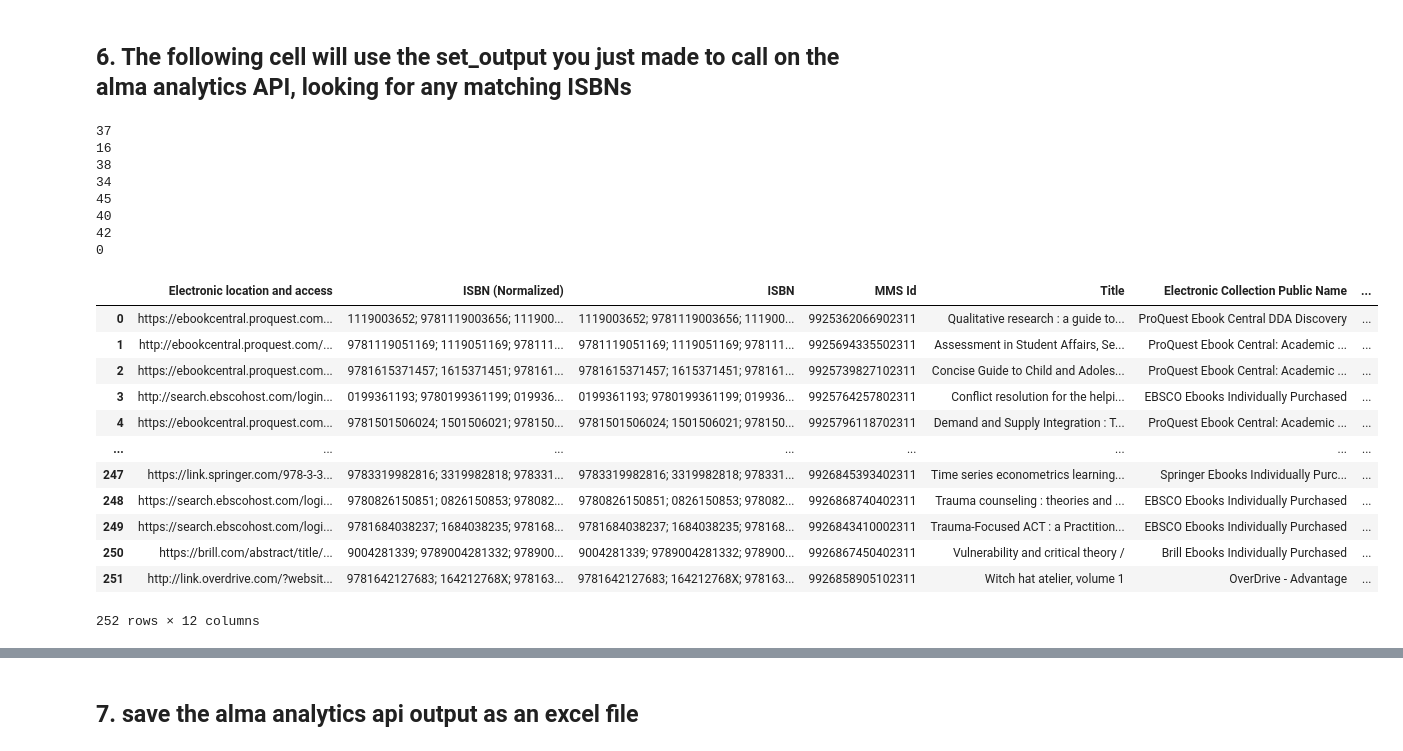
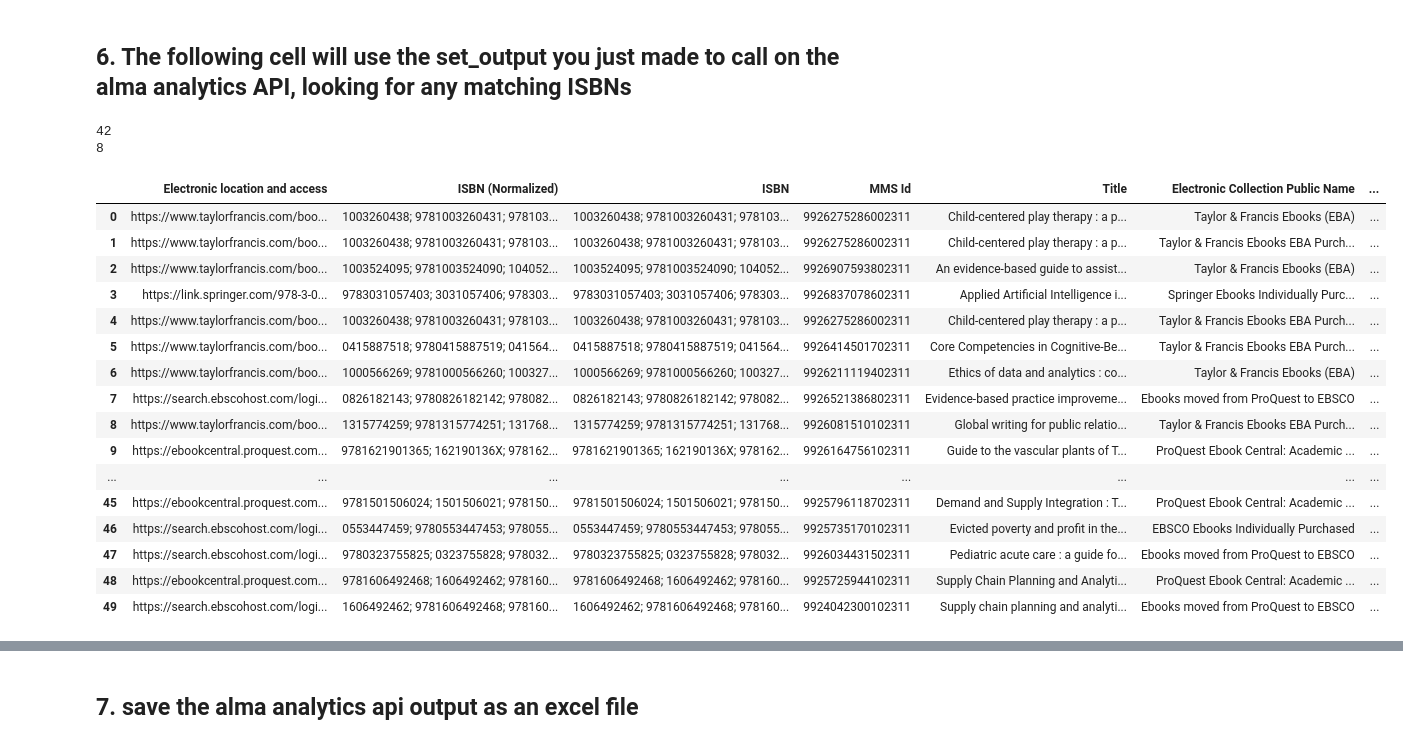
Before and after one commit to utkdigitalinitiatives/apcs-volbooks-projects, a Jupyter notebook: Processing Weekly Bookstore List Upgrade.ipynb, the cells around one changed output, grey strips where cells are left out. Drawn from its saved outputs; the diff is of its cells as text; code cells hidden in the pictures.

```diff
--- a/Processing Weekly Bookstore List Upgrade.ipynb
+++ b/Processing Weekly Bookstore List Upgrade.ipynb
@@ -142,7 +142,7 @@ def concatenate_and_deduplicate_notes(row):
 ## 2. Set the date
 # %%
 #set the date string for the rest of this notebook
-date_str = '2026-01-14'
+date_str = '2026-04-20'
 # %% [markdown]
 ## 3. Read in the searchresults file from the bookstore
 ## make sure to point read_excel to the correct file location!
@@ -246,4 +246,14 @@ for i in range(isbns.shape[0]):
         print(i)
         isbns.at[i, 'ISBN'] = '9781506352886'
         print(isbns.at[i, 'ISBN'])
+    if isbns.at[i, 'ISBN'] == '9781317346005': #On the History of Political Philosophy
+        print('Found 9')
+        print(i)
+        isbns.at[i, 'ISBN'] = '9781317346012'
+        print(isbns.at[i, 'ISBN'])
+    if isbns.at[i, 'ISBN'] == '9781000690835': #Child-Centered Play Therapy
+        print('Found 10')
+        print(i)
+        isbns.at[i, 'ISBN'] = '9781003260431'
+        print(isbns.at[i, 'ISBN'])
 # %% [output]
@@ -281,8 +283,8 @@ isbns.to_excel(date_str+'_isbns.xlsx', index = False)
 #analytics report: Collections folder > "Textbook ISBNs for Overlap Report_TM"
 
 #create list of mms_ids from set output
-#mms_ids = pd.read_excel(date_str+"_set_output.xlsx")
-mms_ids = pd.read_excel('ProQuest to EBSCO Check 2-4.xlsx')
+mms_ids = pd.read_excel(date_str+"_set_output.xlsx")
+#mms_ids = pd.read_excel('ProQuest to EBSCO Check 2-4.xlsx')
 mms_ids = mms_ids[['MMS ID']]
 
 # Get the list of MMS IDs from the DataFrame
@@ -293,52 +295,50 @@ batch_size = 50
 
 # Create a list to store the batches
 batches = []
 
 # Iterate through the MMS ID list and create batches
 for i in range(0, len(mms_list), batch_size):
     batch = mms_list[i : i + batch_size]
     batches.append(batch)
 
 #create an empty list into which we will put api call results
 df_list = []
 
 #for each batch of mms ids, call analytics api
 for batch in batches:
     values_xml = '\n'.join(f'<sawx:expr xsi:type="xsd:string">{value}</sawx:expr>' for value in batch)
     formatted_xml_snippet = xml_snippet.format(values_xml)
 
     url_encoded_filter_query = urllib.parse.quote(formatted_xml_snippet)
 
     full_path = base_path + url_encoded_path + r'&filter=' + url_encoded_filter_query
 
     report_data_df = get_and_concat_report(full_path, pd.DataFrame())
     df_list.append(report_data_df)
 
 # concatenate together all the api call results into one big dataframe
 combined_df = pd.concat(df_list, ignore_index=True)
 combined_df
 # %% [output]
-37
-16
-38
-34
-45
-40
 42
-0
+8
 |  | Electronic location and access | ISBN (Normalized) | ISBN | MMS Id | Title | Electronic Collection Public Name | ... |
-| 0 | https://ebookcentral.proquest.com... | 1119003652; 9781119003656; 111900... | 1119003652; 9781119003656; 111900... | 9925362066902311 | Qualitative research : a guide to... | ProQuest Ebook Central DDA Discovery | ... |
-| 1 | http://ebookcentral.proquest.com/... | 9781119051169; 1119051169; 978111... | 9781119051169; 1119051169; 978111... | 9925694335502311 | Assessment in Student Affairs, Se... | ProQuest Ebook Central: Academic ... | ... |
-| 2 | https://ebookcentral.proquest.com... | 9781615371457; 1615371451; 978161... | 9781615371457; 1615371451; 978161... | 9925739827102311 | Concise Guide to Child and Adoles... | ProQuest Ebook Central: Academic ... | ... |
-| 3 | http://search.ebscohost.com/login... | 0199361193; 9780199361199; 019936... | 0199361193; 9780199361199; 019936... | 9925764257802311 | Conflict resolution for the helpi... | EBSCO Ebooks Individually Purchased | ... |
-| 4 | https://ebookcentral.proquest.com... | 9781501506024; 1501506021; 978150... | 9781501506024; 1501506021; 978150... | 9925796118702311 | Demand and Supply Integration : T... | ProQuest Ebook Central: Academic ... | ... |
+| 0 | https://www.taylorfrancis.com/boo... | 1003260438; 9781003260431; 978103... | 1003260438; 9781003260431; 978103... | 9926275286002311 | Child-centered play therapy : a p... | Taylor & Francis Ebooks (EBA) | ... |
+| 1 | https://www.taylorfrancis.com/boo... | 1003260438; 9781003260431; 978103... | 1003260438; 9781003260431; 978103... | 9926275286002311 | Child-centered play therapy : a p... | Taylor & Francis Ebooks EBA Purch... | ... |
+| 2 | https://www.taylorfrancis.com/boo... | 1003524095; 9781003524090; 104052... | 1003524095; 9781003524090; 104052... | 9926907593802311 | An evidence-based guide to assist... | Taylor & Francis Ebooks (EBA) | ... |
+| 3 | https://link.springer.com/978-3-0... | 9783031057403; 3031057406; 978303... | 9783031057403; 3031057406; 978303... | 9926837078602311 | Applied Artificial Intelligence i... | Springer Ebooks Individually Purc... | ... |
+| 4 | https://www.taylorfrancis.com/boo... | 1003260438; 9781003260431; 978103... | 1003260438; 9781003260431; 978103... | 9926275286002311 | Child-centered play therapy : a p... | Taylor & Francis Ebooks EBA Purch... | ... |
+| 5 | https://www.taylorfrancis.com/boo... | 0415887518; 9780415887519; 041564... | 0415887518; 9780415887519; 041564... | 9926414501702311 | Core Competencies in Cognitive-Be... | Taylor & Francis Ebooks EBA Purch... | ... |
+| 6 | https://www.taylorfrancis.com/boo... | 1000566269; 9781000566260; 100327... | 1000566269; 9781000566260; 100327... | 9926211119402311 | Ethics of data and analytics : co... | Taylor & Francis Ebooks (EBA) | ... |
+| 7 | https://search.ebscohost.com/logi... | 0826182143; 9780826182142; 978082... | 0826182143; 9780826182142; 978082... | 9926521386802311 | Evidence-based practice improveme... | Ebooks moved from ProQuest to EBSCO | ... |
+| 8 | https://www.taylorfrancis.com/boo... | 1315774259; 9781315774251; 131768... | 1315774259; 9781315774251; 131768... | 9926081510102311 | Global writing for public relatio... | Taylor & Francis Ebooks EBA Purch... | ... |
+| 9 | https://ebookcentral.proquest.com... | 9781621901365; 162190136X; 978162... | 9781621901365; 162190136X; 978162... | 9926164756102311 | Guide to the vascular plants of T... | ProQuest Ebook Central: Academic ... | ... |
 | ... | ... | ... | ... | ... | ... | ... | ... |
-| 247 | https://link.springer.com/978-3-3... | 9783319982816; 3319982818; 978331... | 9783319982816; 3319982818; 978331... | 9926845393402311 | Time series econometrics learning... | Springer Ebooks Individually Purc... | ... |
-| 248 | https://search.ebscohost.com/logi... | 9780826150851; 0826150853; 978082... | 9780826150851; 0826150853; 978082... | 9926868740402311 | Trauma counseling : theories and ... | EBSCO Ebooks Individually Purchased | ... |
-| 249 | https://search.ebscohost.com/logi... | 9781684038237; 1684038235; 978168... | 9781684038237; 1684038235; 978168... | 9926843410002311 | Trauma-Focused ACT : a Practition... | EBSCO Ebooks Individually Purchased | ... |
-| 250 | https://brill.com/abstract/title/... | 9004281339; 9789004281332; 978900... | 9004281339; 9789004281332; 978900... | 9926867450402311 | Vulnerability and critical theory / | Brill Ebooks Individually Purchased | ... |
-| 251 | http://link.overdrive.com/?websit... | 9781642127683; 164212768X; 978163... | 9781642127683; 164212768X; 978163... | 9926858905102311 | Witch hat atelier, volume 1 | OverDrive - Advantage | ... |
+| 45 | https://ebookcentral.proquest.com... | 9781501506024; 1501506021; 978150... | 9781501506024; 1501506021; 978150... | 9925796118702311 | Demand and Supply Integration : T... | ProQuest Ebook Central: Academic ... | ... |
+| 46 | https://search.ebscohost.com/logi... | 0553447459; 9780553447453; 978055... | 0553447459; 9780553447453; 978055... | 9925735170102311 | Evicted poverty and profit in the... | EBSCO Ebooks Individually Purchased | ... |
+| 47 | https://search.ebscohost.com/logi... | 9780323755825; 0323755828; 978032... | 9780323755825; 0323755828; 978032... | 9926034431502311 | Pediatric acute care : a guide fo... | Ebooks moved from ProQuest to EBSCO | ... |
+| 48 | https://ebookcentral.proquest.com... | 9781606492468; 1606492462; 978160... | 9781606492468; 1606492462; 978160... | 9925725944102311 | Supply Chain Planning and Analyti... | ProQuest Ebook Central: Academic ... | ... |
+| 49 | https://search.ebscohost.com/logi... | 1606492462; 9781606492468; 978160... | 1606492462; 9781606492468; 978160... | 9924042300102311 | Supply chain planning and analyti... | Ebooks moved from ProQuest to EBSCO | ... |
-252 rows × 12 columns
 # %%
 combined_df.sort_values(by = 'Title')['Title'].unique()
 # %% [output]
```
Also changed, not shown: parts of 18 cells of this notebook, 1 other file.
